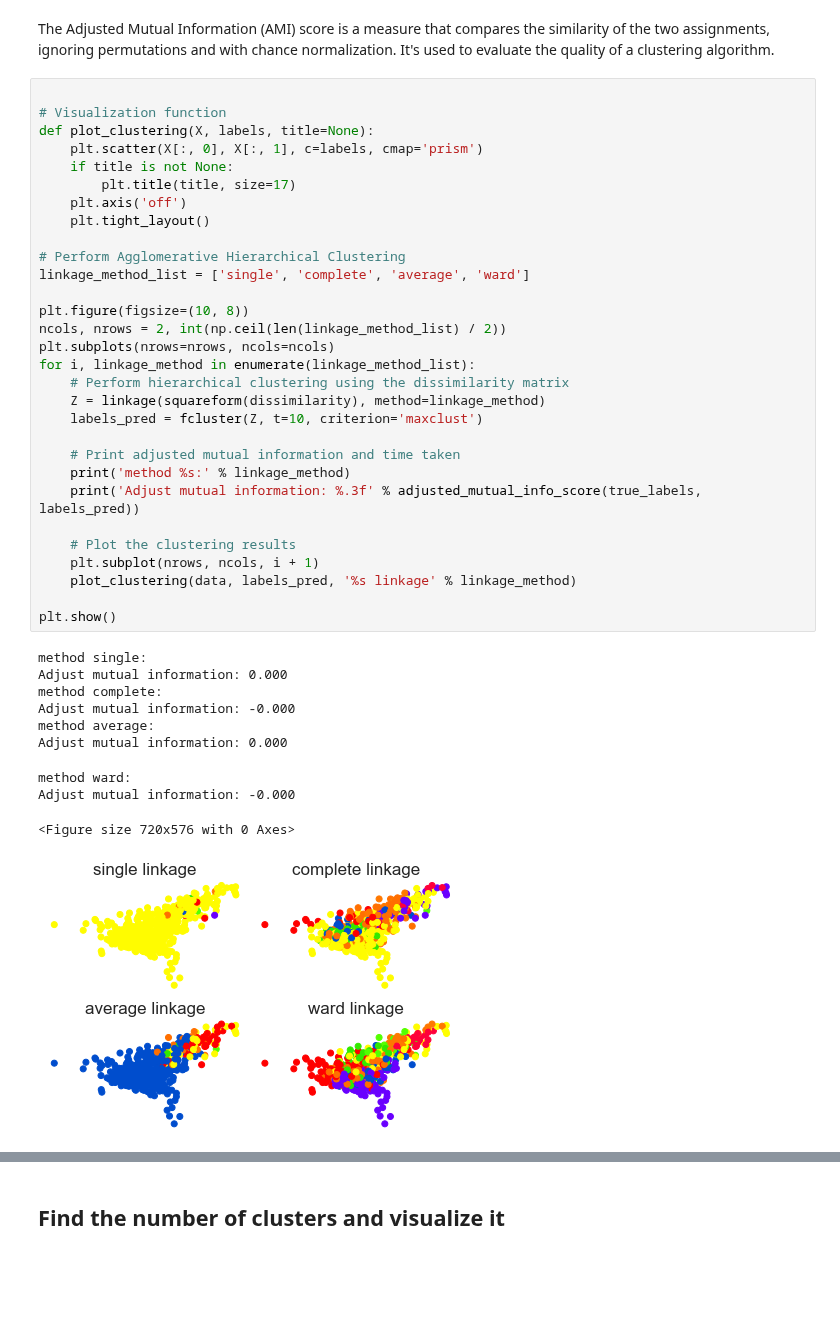
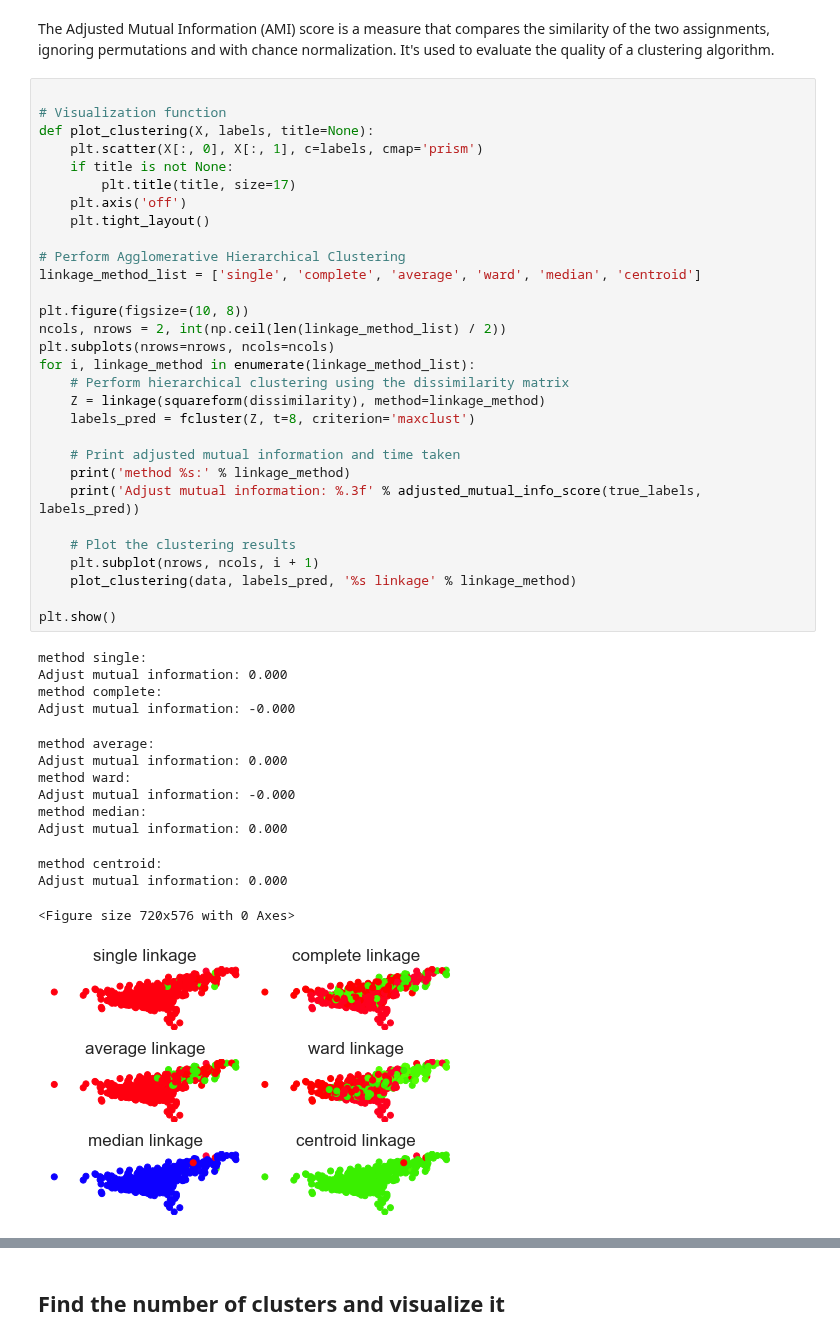
Before and after one commit to ktongk/BTT-JPMC-1, a Jupyter notebook: scrape_data_nora.ipynb, the cells around one changed output, grey strips where cells are left out. Saved outputs shown, nothing was run; the diff lists cells and outputs as text; blank space fills up the shorter version.

```diff
--- a/scrape_data_nora.ipynb
+++ b/scrape_data_nora.ipynb
@@ -626,36 +626,40 @@ def plot_clustering(X, labels, title=None):
     if title is not None:
         plt.title(title, size=17)
     plt.axis('off')
     plt.tight_layout()
 
 # Perform Agglomerative Hierarchical Clustering
-linkage_method_list = ['single', 'complete', 'average', 'ward']
+linkage_method_list = ['single', 'complete', 'average', 'ward', 'median', 'centroid']
 
 plt.figure(figsize=(10, 8))
 ncols, nrows = 2, int(np.ceil(len(linkage_method_list) / 2))
 plt.subplots(nrows=nrows, ncols=ncols)
 for i, linkage_method in enumerate(linkage_method_list):
     # Perform hierarchical clustering using the dissimilarity matrix
     Z = linkage(squareform(dissimilarity), method=linkage_method)
-    labels_pred = fcluster(Z, t=10, criterion='maxclust')
+    labels_pred = fcluster(Z, t=8, criterion='maxclust')
 
     # Print adjusted mutual information and time taken
     print('method %s:' % linkage_method)
     print('Adjust mutual information: %.3f' % adjusted_mutual_info_score(true_labels, labels_pred))
 
     # Plot the clustering results
     plt.subplot(nrows, ncols, i + 1)
     plot_clustering(data, labels_pred, '%s linkage' % linkage_method)
 
 plt.show()
 # %% [output]
 method single:
 Adjust mutual information: 0.000
 method complete:
 Adjust mutual information: -0.000
-method average:
-Adjust mutual information: 0.000
+method average:
+Adjust mutual information: 0.000
 method ward:
 Adjust mutual information: -0.000
+method median:
+Adjust mutual information: 0.000
-<Figure size 720x576 with 0 Axes>
+method centroid:
+Adjust mutual information: 0.000
+<Figure size 720x576 with 0 Axes>
-[figure, old version]
+[figure, new version]
```
Also changed, not shown: parts of 4 cells of this notebook.
